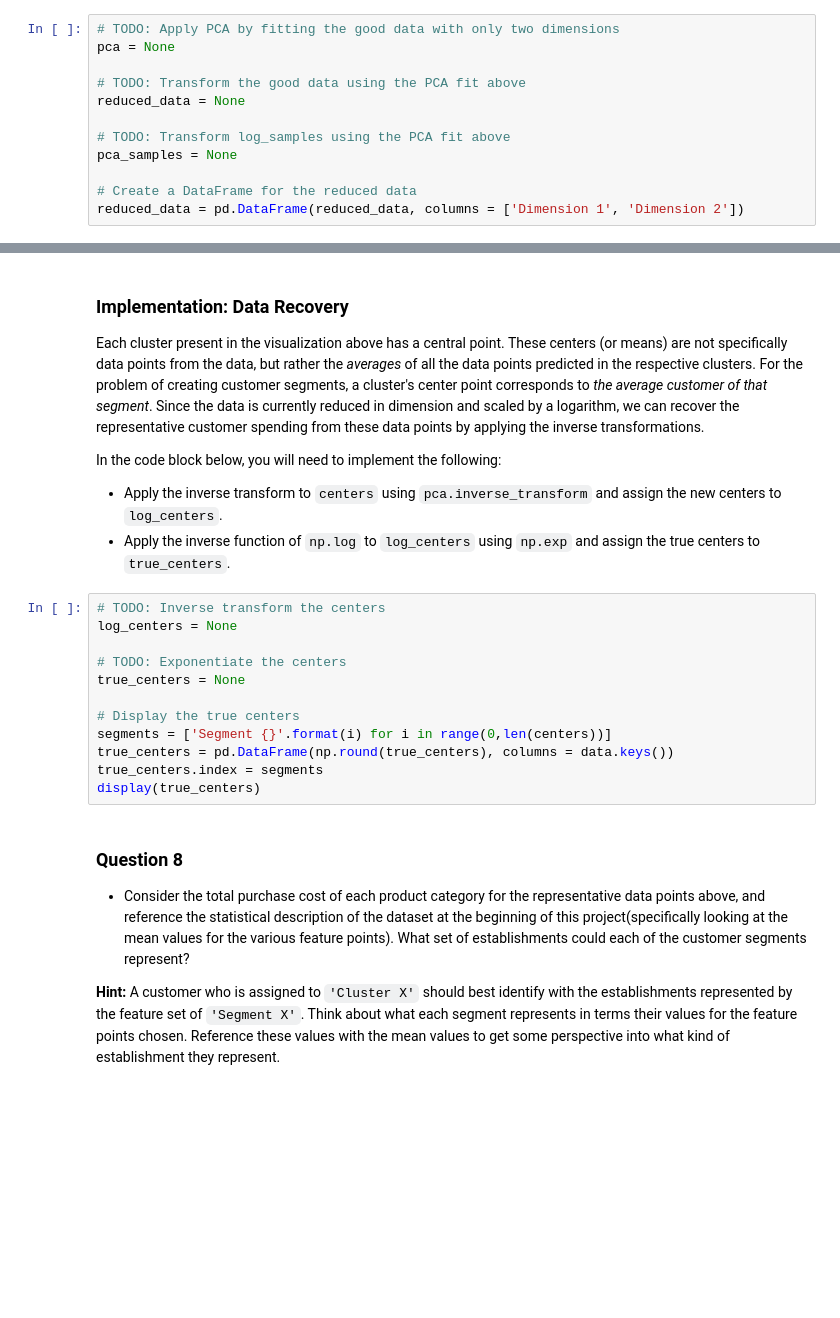
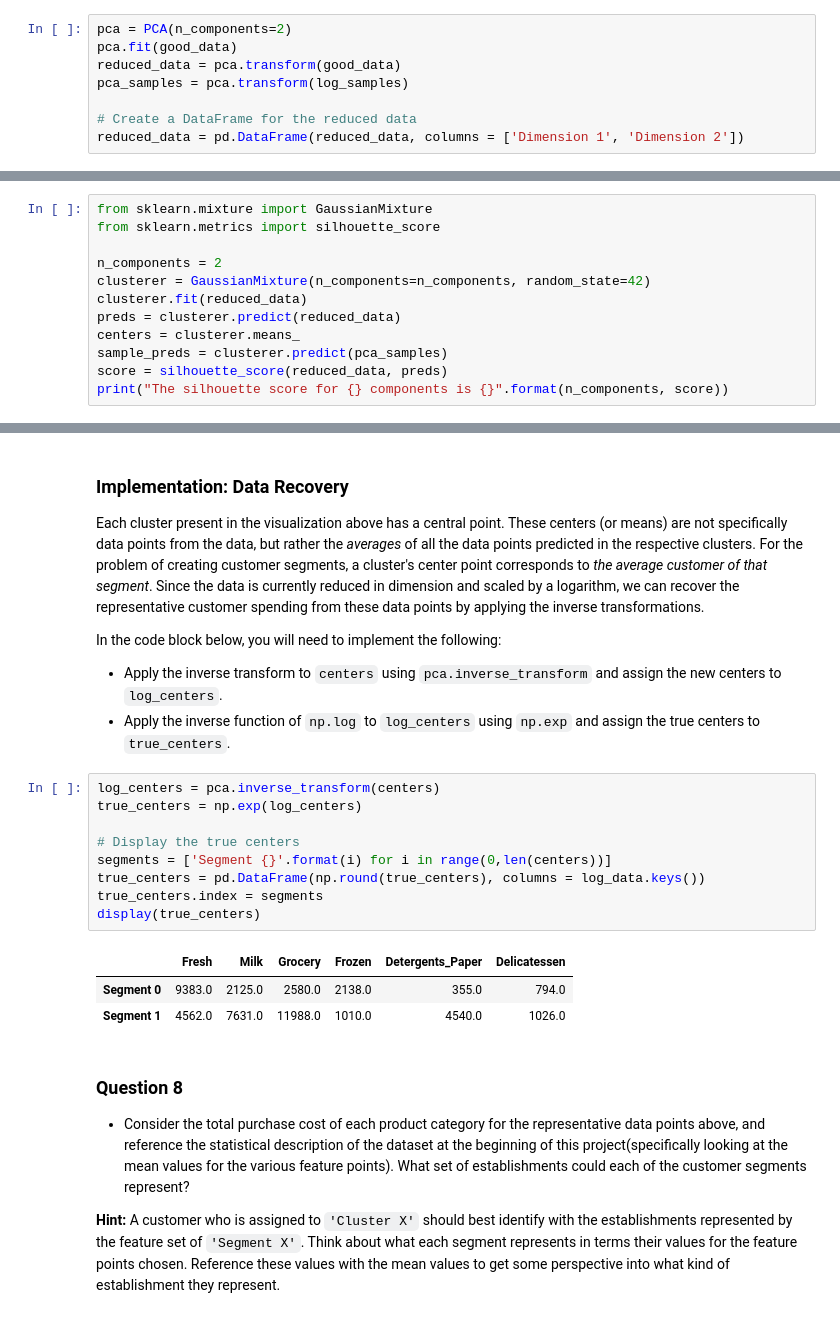
Before and after one commit to azymnis/ml-udacity, a Jupyter notebook: customer_segments/customer_segments.ipynb, the cells around one changed output, grey strips where cells are left out. Cells and saved outputs as stored; diff of their text form; blank space fills up the shorter version.

Commit message:
Finish up customer segments project

```diff
--- a/customer_segments/customer_segments.ipynb
+++ b/customer_segments/customer_segments.ipynb
@@ -365,14 +366,10 @@ In the code block below, you will need to implement the following:
  - Apply a PCA transformation of `good_data` using `pca.transform`, and assign the results to `reduced_data`.
  - Apply a PCA transformation of `log_samples` using `pca.transform`, and assign the results to `pca_samples`.
 # %%
-# TODO: Apply PCA by fitting the good data with only two dimensions
-pca = None
-
-# TODO: Transform the good data using the PCA fit above
-reduced_data = None
-
-# TODO: Transform log_samples using the PCA fit above
-pca_samples = None
+pca = PCA(n_components=2)
+pca.fit(good_data)
+reduced_data = pca.transform(good_data)
+pca_samples = pca.transform(log_samples)
 
 # Create a DataFrame for the reduced data
 reduced_data = pd.DataFrame(reduced_data, columns = ['Dimension 1', 'Dimension 2'])
@@ -438,0 +434,12 @@ score = None
+# %%
+from sklearn.mixture import GaussianMixture
+from sklearn.metrics import silhouette_score
+
+n_components = 2
+clusterer = GaussianMixture(n_components=n_components, random_state=42)
+clusterer.fit(reduced_data)
+preds = clusterer.predict(reduced_data)
+centers = clusterer.means_
+sample_preds = clusterer.predict(pca_samples)
+score = silhouette_score(reduced_data, preds)
+print("The silhouette score for {} components is {}".format(n_components, score))
@@ -457,17 +479,18 @@ In the code block below, you will need to implement the following:
  - Apply the inverse transform to `centers` using `pca.inverse_transform` and assign the new centers to `log_centers`.
  - Apply the inverse function of `np.log` to `log_centers` using `np.exp` and assign the true centers to `true_centers`.
 # %%
-# TODO: Inverse transform the centers
-log_centers = None
-
-# TODO: Exponentiate the centers
-true_centers = None
+log_centers = pca.inverse_transform(centers)
+true_centers = np.exp(log_centers)
 
 # Display the true centers
 segments = ['Segment {}'.format(i) for i in range(0,len(centers))]
-true_centers = pd.DataFrame(np.round(true_centers), columns = data.keys())
+true_centers = pd.DataFrame(np.round(true_centers), columns = log_data.keys())
 true_centers.index = segments
 display(true_centers)
+# %% [output]
+|  | Fresh | Milk | Grocery | Frozen | Detergents_Paper | Delicatessen |
+| Segment 0 | 9383.0 | 2125.0 | 2580.0 | 2138.0 | 355.0 | 794.0 |
+| Segment 1 | 4562.0 | 7631.0 | 11988.0 | 1010.0 | 4540.0 | 1026.0 |
 # %% [markdown]
 ### Question 8
 
```
Also changed, not shown: parts of 22 cells of this notebook, 1 other file.
